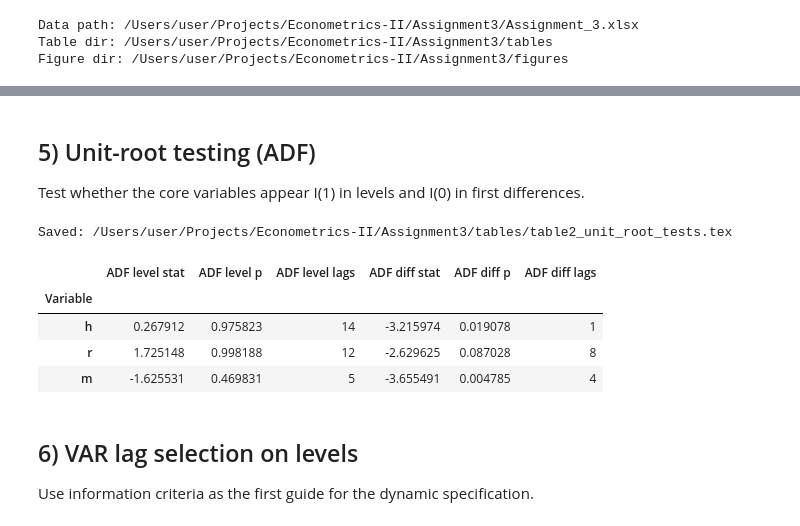
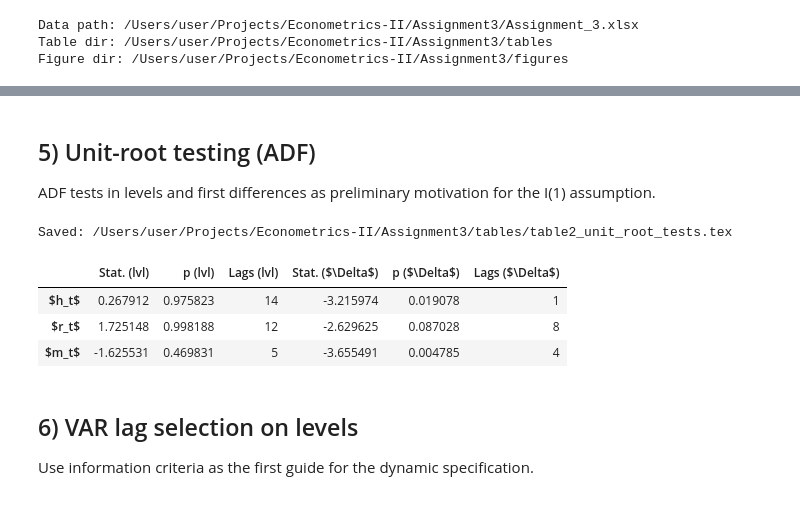
Before and after one commit to rohde01/Econometrics-II, a Jupyter notebook: Assignment3/main.ipynb, the cells around one changed output, grey strips where cells are left out. Cells and saved outputs as stored; diff of their text form; code cells hidden in the pictures.

```diff
--- a/Assignment3/main.ipynb
+++ b/Assignment3/main.ipynb
@@ -57,20 +111,13 @@ if date_col is not None:
     raw[date_col] = pd.to_datetime(raw[date_col])
     raw = raw.set_index(date_col)
 else:
-    # If no explicit date column exists, use a monthly date index from 2000-01.
     raw.index = pd.date_range(start="2000-01-01", periods=len(raw), freq="MS")
 
-expected = ["HousePrice", "Rent", "MortgageRate", "h", "r", "m"]
-missing = [c for c in expected if c not in raw.columns]
-if missing:
-    print("Warning: missing expected columns:", missing)
+raw = raw.sort_index()
+df_full = raw.copy()
+df = raw.loc["2012-01-01":"2023-12-01"].copy()
 
-df = raw.copy().sort_index()
-df = df.loc["2012-01-01":"2023-12-01"].copy()
-
-print("Data shape (analysis sample):", df.shape)
-print("Date range:", df.index.min().date(), "to", df.index.max().date())
-print("Columns:", list(df.columns))
-
+print("Main sample shape:", df.shape, "range:", df.index.min().date(), "to", df.index.max().date())
+print("Full sample shape:", df_full.shape, "range:", df_full.index.min().date(), "to", df_full.index.max().date())
 df.head()
 # %% [output]
@@ -145,47 +178,43 @@ print(f"Saved: {fig1_path}")
 Saved: /Users/user/Projects/Econometrics-II/Assignment3/figures/fig1_series_panel.pdf
 # %% [markdown]
 ## 5) Unit-root testing (ADF)
-Test whether the core variables appear I(1) in levels and I(0) in first differences.
+ADF tests in levels and first differences as preliminary motivation for the I(1) assumption.
 # %%
 from statsmodels.tsa.stattools import adfuller
 
 core = df[["h", "r", "m"]].copy()
 
 rows = []
 for name in core.columns:
     lvl = adfuller(core[name], autolag="AIC", regression="c")
     d1 = adfuller(core[name].diff().dropna(), autolag="AIC", regression="c")
-
     rows.append({
-        "Variable": name,
-        "ADF level stat": lvl[0],
-        "ADF level p": lvl[1],
-        "ADF level lags": lvl[2],
-        "ADF diff stat": d1[0],
-        "ADF diff p": d1[1],
-        "ADF diff lags": d1[2],
+        "Stat. (lvl)": lvl[0],
+        "p (lvl)": lvl[1],
+        "Lags (lvl)": int(lvl[2]),
+        "Stat. ($\\Delta$)": d1[0],
+        "p ($\\Delta$)": d1[1],
+        "Lags ($\\Delta$)": int(d1[2]),
     })
 
-unit_root_table = pd.DataFrame(rows).set_index("Variable")
-
-table2_path = TABLE_DIR / "table2_unit_root_tests.tex"
-latex_table2 = unit_root_table.to_latex(
-    float_format="%.4f",
-    caption="ADF unit-root tests for levels and first differences (constant included).",
+unit_root_table = pd.DataFrame(rows, index=["$h_t$", "$r_t$", "$m_t$"])
+unit_root_table["Lags (lvl)"] = unit_root_table["Lags (lvl)"].astype(int)
+unit_root_table["Lags ($\\Delta$)"] = unit_root_table["Lags ($\\Delta$)"].astype(int)
+write_table(
+    unit_root_table,
+    TABLE_DIR / "table2_unit_root_tests.tex",
+    caption="ADF unit-root tests with constant; lag length chosen by AIC.",
     label="tab:unit_root_tests",
+    index_name="Variable",
 )
-with open(table2_path, "w", encoding="utf-8") as f:
-    f.write(latex_table2)
-
-print(f"Saved: {table2_path}")
+print("Saved:", TABLE_DIR / "table2_unit_root_tests.tex")
 unit_root_table
 # %% [output]
 Saved: /Users/user/Projects/Econometrics-II/Assignment3/tables/table2_unit_root_tests.tex
-|  | ADF level stat | ADF level p | ADF level lags | ADF diff stat | ADF diff p | ADF diff lags |
-| Variable |  |  |  |  |  |  |
-| h | 0.267912 | 0.975823 | 14 | -3.215974 | 0.019078 | 1 |
-| r | 1.725148 | 0.998188 | 12 | -2.629625 | 0.087028 | 8 |
-| m | -1.625531 | 0.469831 | 5 | -3.655491 | 0.004785 | 4 |
+|  | Stat. (lvl) | p (lvl) | Lags (lvl) | Stat. ($\Delta$) | p ($\Delta$) | Lags ($\Delta$) |
+| $h_t$ | 0.267912 | 0.975823 | 14 | -3.215974 | 0.019078 | 1 |
+| $r_t$ | 1.725148 | 0.998188 | 12 | -2.629625 | 0.087028 | 8 |
+| $m_t$ | -1.625531 | 0.469831 | 5 | -3.655491 | 0.004785 | 4 |
 # %% [markdown]
 ## 6) VAR lag selection on levels
 Use information criteria as the first guide for the dynamic specification.
```
Also changed, not shown: parts of 20 cells of this notebook.
